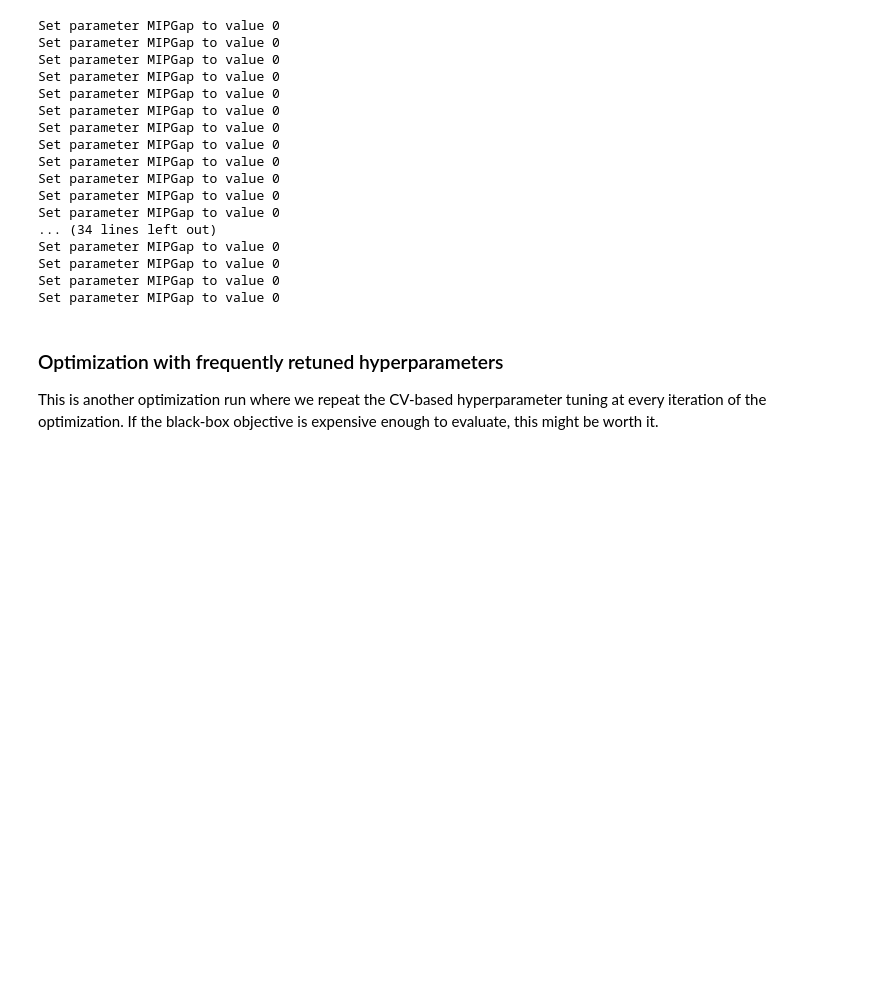
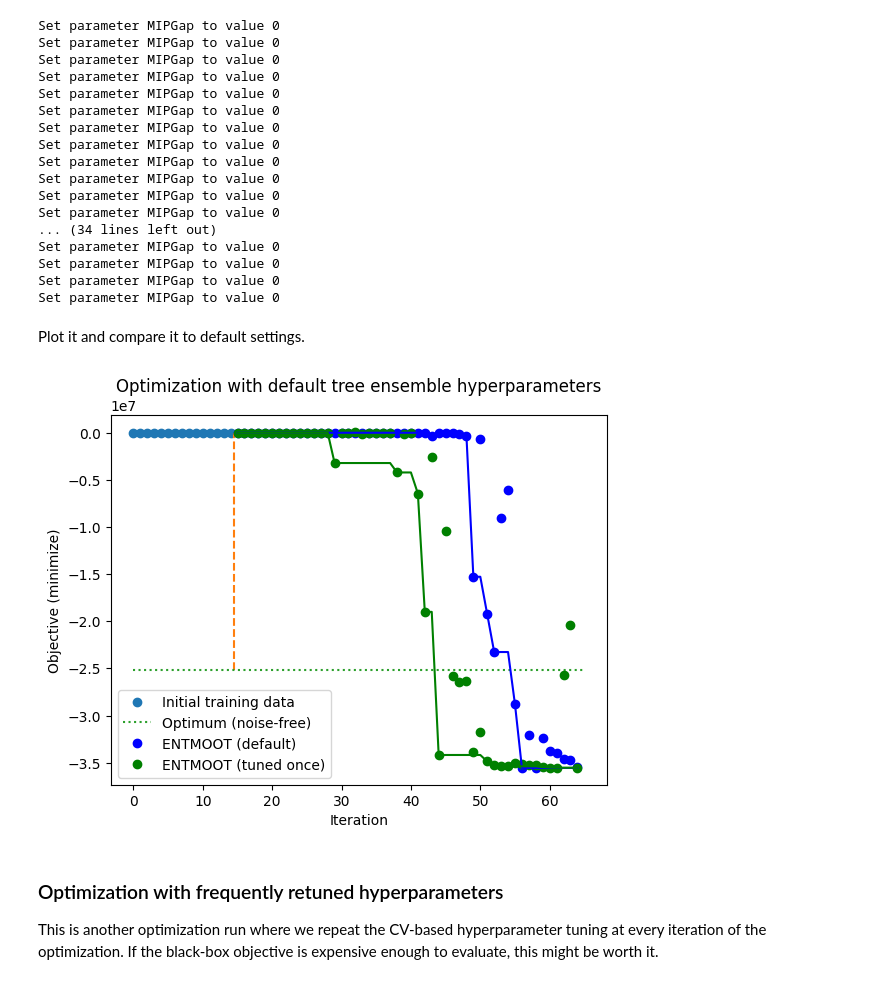
Before and after one commit to cog-imperial/entmoot, a Jupyter notebook: docs/notebooks/single_obj_hyperparam_opt_localgurobi.ipynb, the cells around one changed output. Cells and saved outputs as stored; diff of their text form; code cells hidden in the pictures; blank space fills up the shorter version.

Commit message:
added comparison between once tuned model and model with default settings

```diff
--- a/docs/notebooks/single_obj_hyperparam_opt_localgurobi.ipynb
+++ b/docs/notebooks/single_obj_hyperparam_opt_localgurobi.ipynb
@@ -191,7 +191,7 @@ Then we perform cross validation using each of these hyperparameter combinations
 # %%
 from sklearn.model_selection import KFold
 
-N_folds = 5
+N_folds = 10
 
 
 def cv_best_hyperparas(problem_config, N_folds, params_to_try, train_x, train_y):
@@ -314,6 +314,26 @@ Set parameter MIPGap to value 0
 Set parameter MIPGap to value 0
 Set parameter MIPGap to value 0
 Set parameter MIPGap to value 0
+# %% [markdown]
+Plot it and compare it to default settings.
+# %%
+_, ax = plt.subplots(1, 1)
+ax.plot(
+    np.arange(N_init_samples), train_y, "o", label="Initial training data"
+)
+ax.plot([N_init_samples - 0.5, N_init_samples - 0.5], [opt_objval, 3.5], "--")
+ax.plot((0, N_init_samples + N_iterations), (opt_objval, opt_objval), ':', label="Optimum (noise-free)")
+ax.plot(np.arange(N_iterations) + N_init_samples, opt_trajectory_outputs, "ob", label="ENTMOOT (default)")
+ax.plot(np.arange(N_iterations) + N_init_samples, opt_trajectory_outputs_tuned, "og", label="ENTMOOT (tuned once)")
+ax.plot(np.arange(N_iterations) + N_init_samples, np.minimum.accumulate(opt_trajectory_outputs), "-b", label=None)
+ax.plot(np.arange(N_iterations) + N_init_samples, np.minimum.accumulate(opt_trajectory_outputs_tuned), "-g", label=None)
+ax.set_xlabel("Iteration")
+ax.set_ylabel("Objective (minimize)")
+ax.set_title("Optimization with default tree ensemble hyperparameters")
+ax.legend()
+plt.show()
+# %% [output]
+[figure, added]
 # %% [markdown]
 ### Optimization with frequently retuned hyperparameters
 
```
Also changed, not shown: parts of 2 cells of this notebook.
